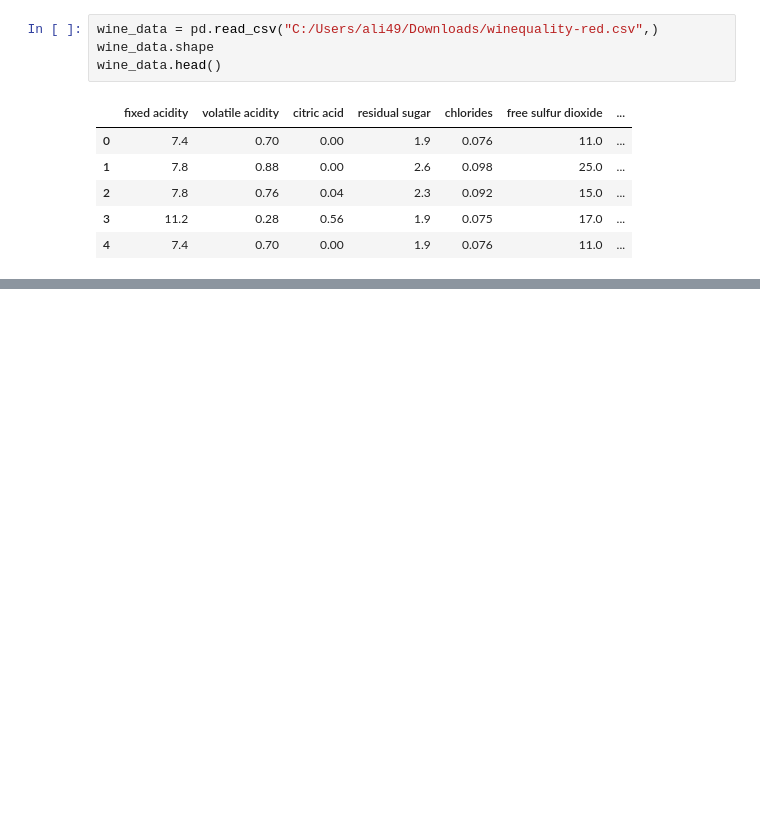
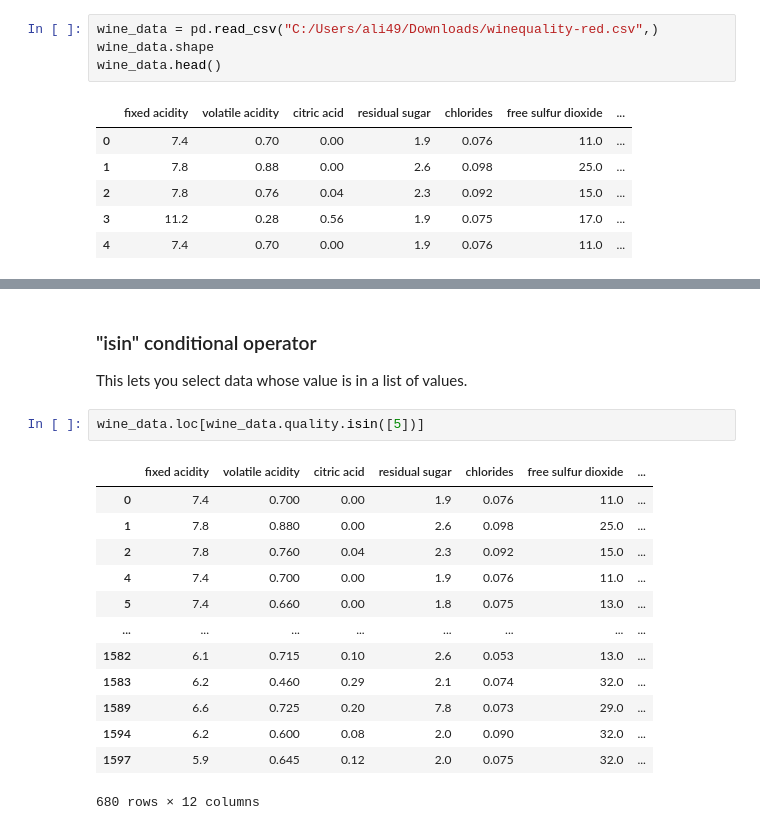
Before and after one commit to alihuss1017/ML-Notes, a Jupyter notebook: machine-learning/intro-to-pandas.ipynb, the cells around one changed output, grey strips where cells are left out. Saved outputs shown, nothing was run; the diff lists cells and outputs as text; blank space fills up the shorter version.

```diff
--- a/machine-learning/intro-to-pandas.ipynb
+++ b/machine-learning/intro-to-pandas.ipynb
@@ -37,0 +158,19 @@ wine_data.head()
+# %% [markdown]
+### "isin" conditional operator
+This lets you select data whose value is in a list of values.
+# %%
+wine_data.loc[wine_data.quality.isin([5])]
+# %% [output]
+|  | fixed acidity | volatile acidity | citric acid | residual sugar | chlorides | free sulfur dioxide | ... |
+| 0 | 7.4 | 0.700 | 0.00 | 1.9 | 0.076 | 11.0 | ... |
+| 1 | 7.8 | 0.880 | 0.00 | 2.6 | 0.098 | 25.0 | ... |
+| 2 | 7.8 | 0.760 | 0.04 | 2.3 | 0.092 | 15.0 | ... |
+| 4 | 7.4 | 0.700 | 0.00 | 1.9 | 0.076 | 11.0 | ... |
+| 5 | 7.4 | 0.660 | 0.00 | 1.8 | 0.075 | 13.0 | ... |
+| ... | ... | ... | ... | ... | ... | ... | ... |
+| 1582 | 6.1 | 0.715 | 0.10 | 2.6 | 0.053 | 13.0 | ... |
+| 1583 | 6.2 | 0.460 | 0.29 | 2.1 | 0.074 | 32.0 | ... |
+| 1589 | 6.6 | 0.725 | 0.20 | 7.8 | 0.073 | 29.0 | ... |
+| 1594 | 6.2 | 0.600 | 0.08 | 2.0 | 0.090 | 32.0 | ... |
+| 1597 | 5.9 | 0.645 | 0.12 | 2.0 | 0.075 | 32.0 | ... |
+680 rows × 12 columns
```
Also changed, not shown: parts of 35 cells of this notebook, 20 other files.
